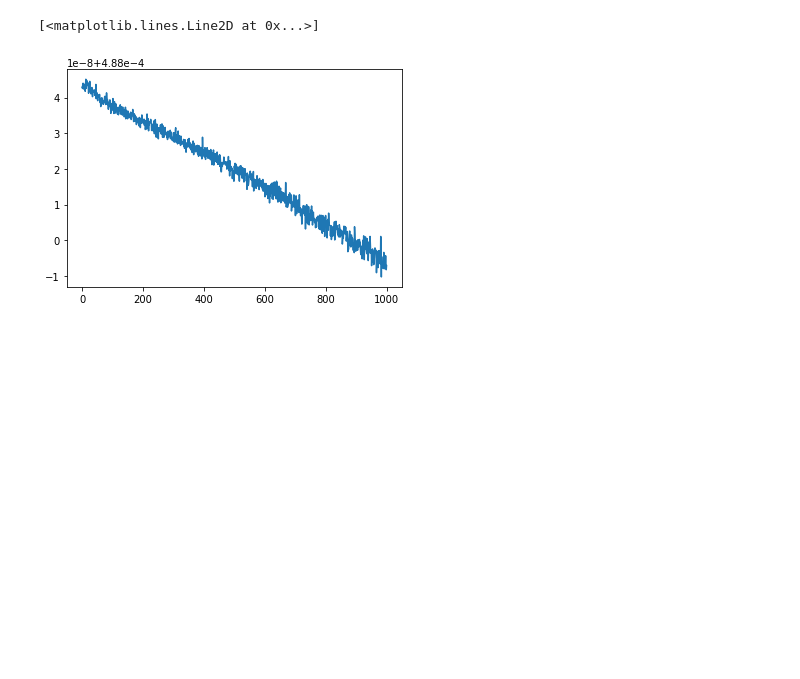
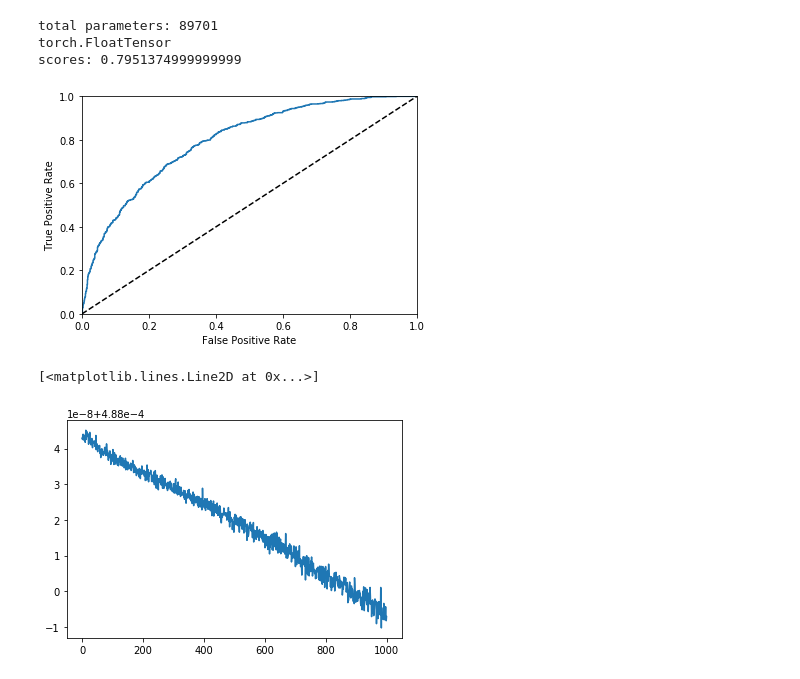
Before and after one commit to xju2/trackingML, a Jupyter notebook: RNN_Is_Good_Track/checks.ipynb, the cells around one changed output. Saved outputs shown, nothing was run; the diff lists cells and outputs as text; code cells hidden in the pictures; blank space fills up the shorter version.

```diff
--- a/RNN_Is_Good_Track/checks.ipynb
+++ b/RNN_Is_Good_Track/checks.ipynb
@@ -112,3 +120,11 @@ scores: 0.821096
+# %%
+options = Options(output='output', event='../ipynb/input/train_1/event000001002', posfix='e1')
+check(options)
+# %% [output]
+total parameters: 89701
+torch.FloatTensor
+scores: 0.7951374999999999
+[figure, added]
 # %%
 loss = pickle.load(open(os.path.join(options.output, 'loss_2.pkl'), 'rb'))
 plt.plot(loss)
```
Also changed, not shown: parts of 4 cells of this notebook.
